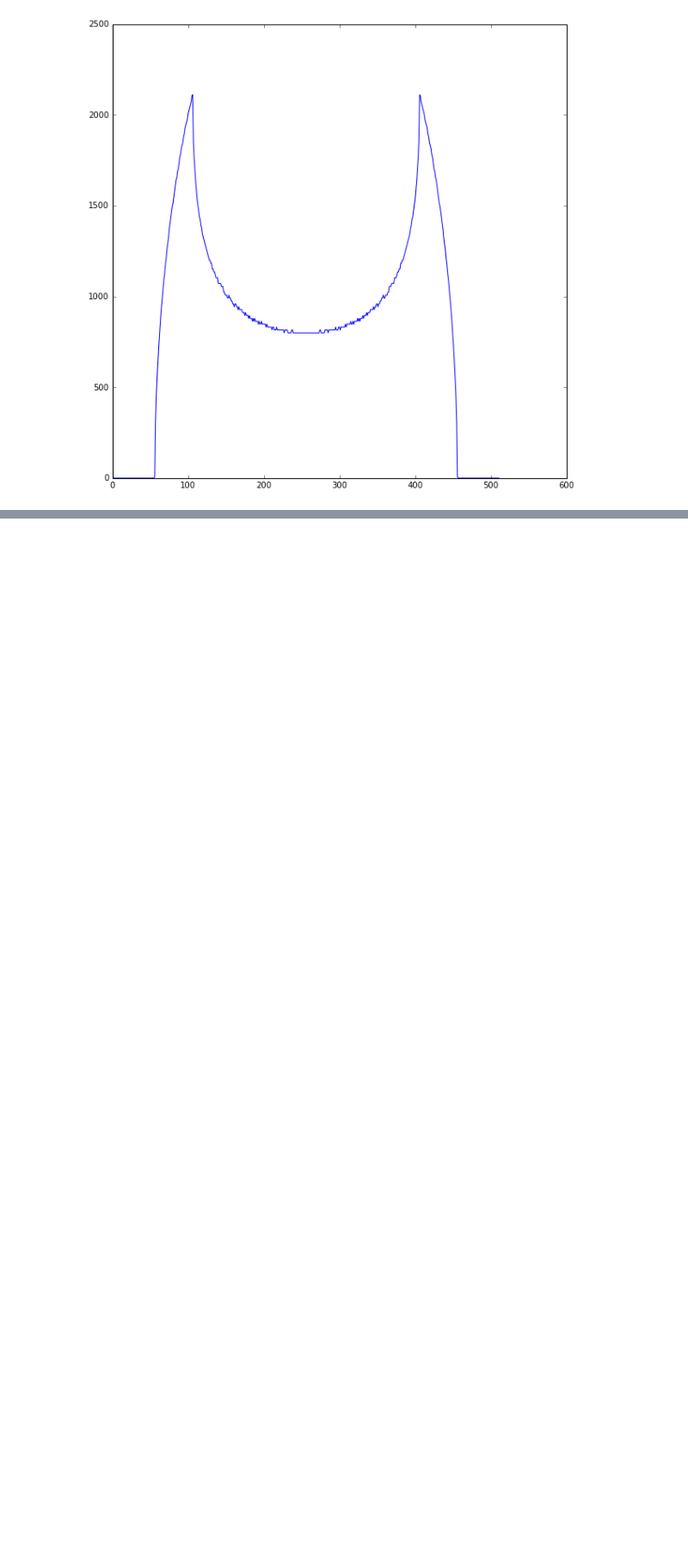
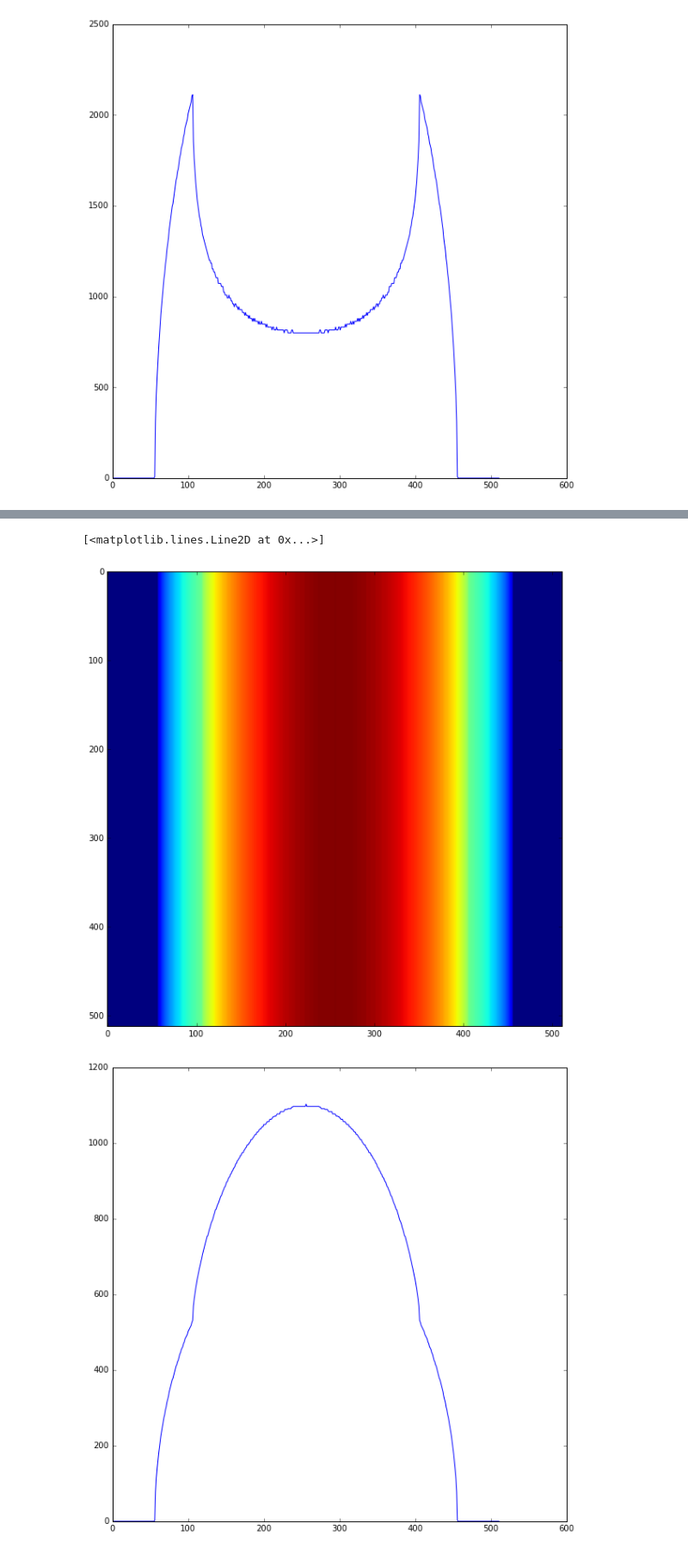
Before and after one commit to ornlneutronimaging/CylindricalGeometryCorrection, a Jupyter notebook: notebook/create_fake_cylindrical_2d_data.ipynb, the cells around one changed output, grey strips where cells are left out. Shown at 86% size. Cells and saved outputs as stored; diff of their text form; code cells hidden in the pictures; blank space fills up the shorter version.

```diff
--- a/notebook/create_fake_cylindrical_2d_data.ipynb
+++ b/notebook/create_fake_cylindrical_2d_data.ipynb
@@ -225,0 +307,2 @@ file_handler.make_tiff(filename=output_file_name, data=inhomogeneous_image)
+# %%
+inhomogeneous_projected_image = np.sum(circle_matrix, axis=0)
@@ -225,0 +311,17 @@ file_handler.make_tiff(filename=output_file_name, data=inhomogeneous_image)
+# %%
+inhomogeneous_image = np.zeros([height, width], dtype=np.float)
+
+for h in np.arange(height):
+    inhomogeneous_image[h, :] = inhomogeneous_projected_image
+
+fig1 =  plt.figure(figsize=(10,10))
+ax_img = plt.subplot(111)
+ax_img.imshow(inhomogeneous_image)
+
+fig2 =  plt.figure(figsize=(10,10))
+ax_img = plt.subplot(111)
+ax_img.plot(inhomogeneous_image[0,:])
+# %% [output]
+[<matplotlib.lines.Line2D at 0x...>]
+[figure, added]
+[figure, added]
```
Also changed, not shown: parts of 20 cells of this notebook, 8 other files.
